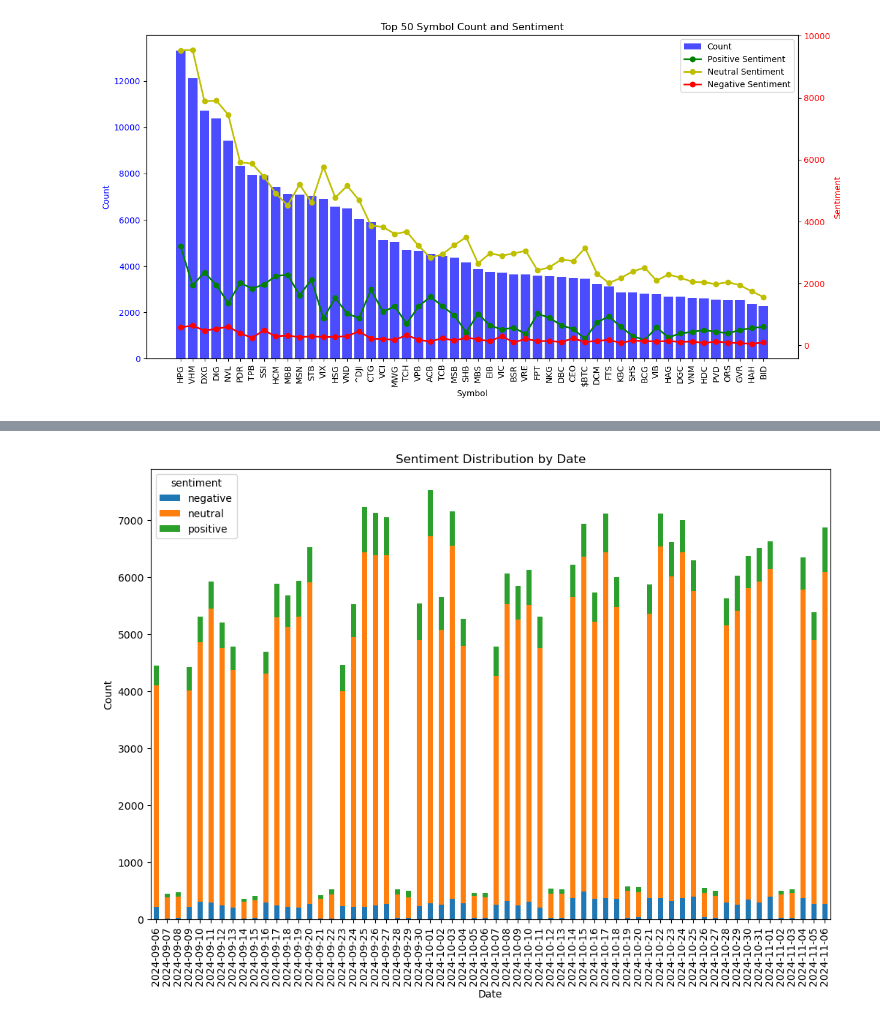
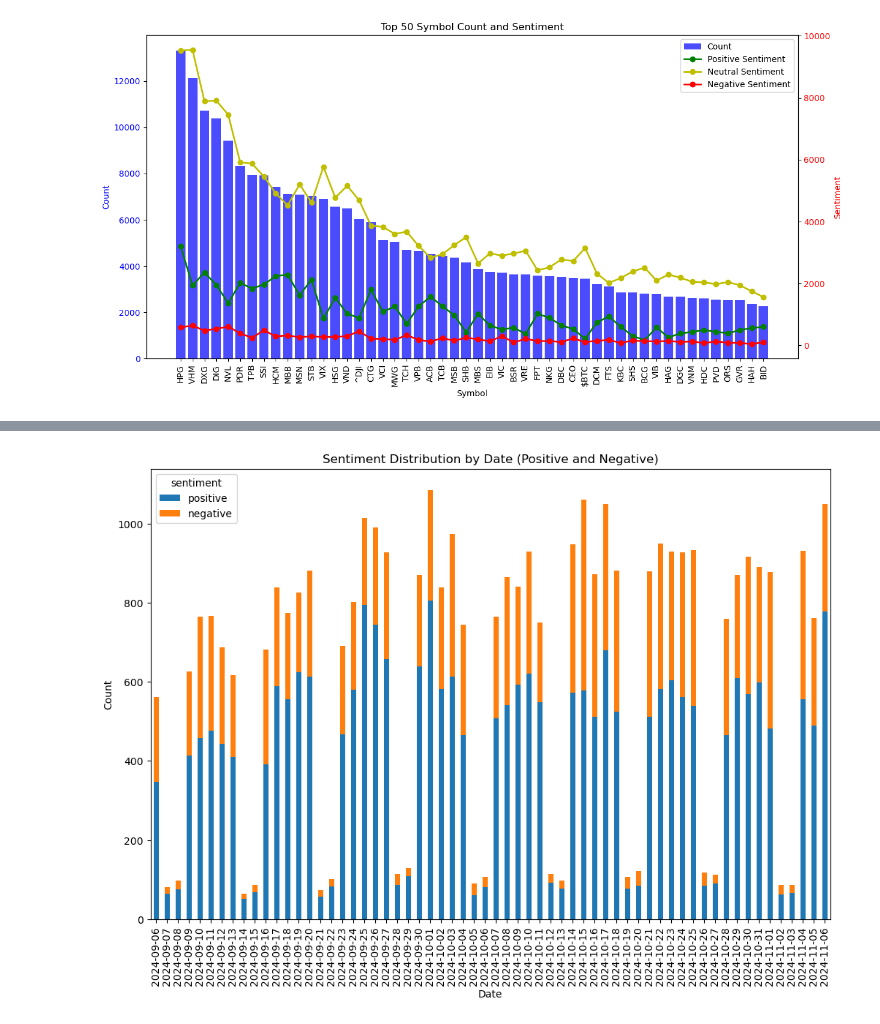
Before and after one commit to Legend0fHell/ait2006-data-processing-final, a Jupyter notebook: article_analyze.ipynb, the cells around one changed output, grey strips where cells are left out. Drawn from its saved outputs; the diff is of its cells as text; code cells hidden in the pictures.

```diff
--- a/article_analyze.ipynb
+++ b/article_analyze.ipynb
@@ -801,16 +826,17 @@ plt.show()
 # %%
 # Chuyển đổi cột 'date' sang định dạng datetime nếu chưa được chuyển đổi
 posts_df['date'] = pd.to_datetime(posts_df['date'], format='ISO8601')
 
-# Tạo dataframe chứa số lượng sentiment theo ngày
+# Tạo dataframe chứa số lượng sentiment theo ngày, chỉ xét positive và negative
 sentiment_by_date = posts_df.groupby(posts_df['date'].dt.date)['sentiment'].value_counts().unstack().fillna(0)
+sentiment_by_date = sentiment_by_date[['positive', 'negative']]
 
 # Vẽ biểu đồ cột
 sentiment_by_date.plot(kind='bar', stacked=True, figsize=(12, 8))
-plt.title('Sentiment Distribution by Date')
+plt.title('Sentiment Distribution by Date (Positive and Negative)')
 plt.xlabel('Date')
 plt.ylabel('Count')
 plt.xticks(rotation=90)
 plt.show()
 # %% [output]
-[figure, old version]
+[figure, new version]
```
Also changed, not shown: parts of 4 cells of this notebook.
